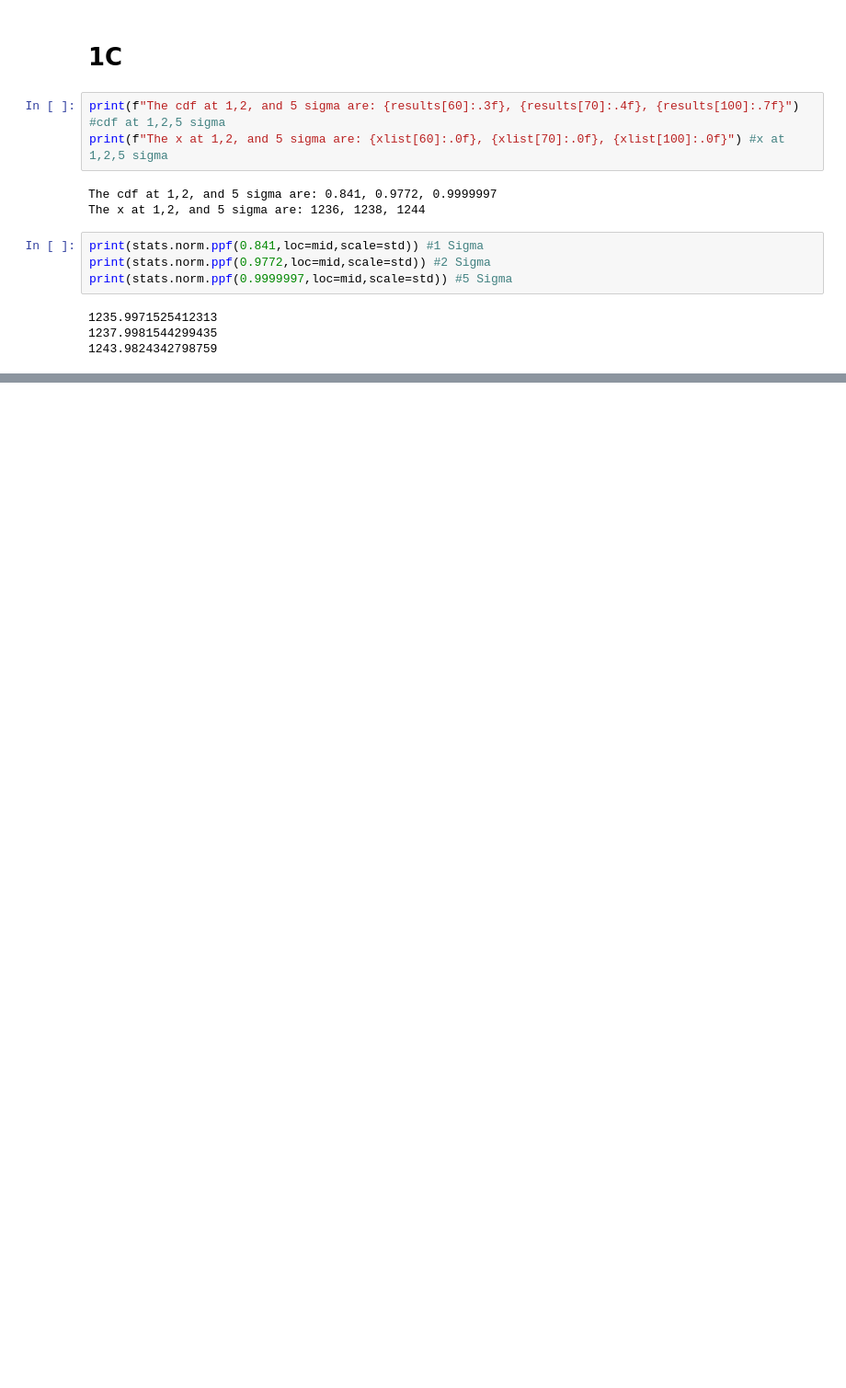
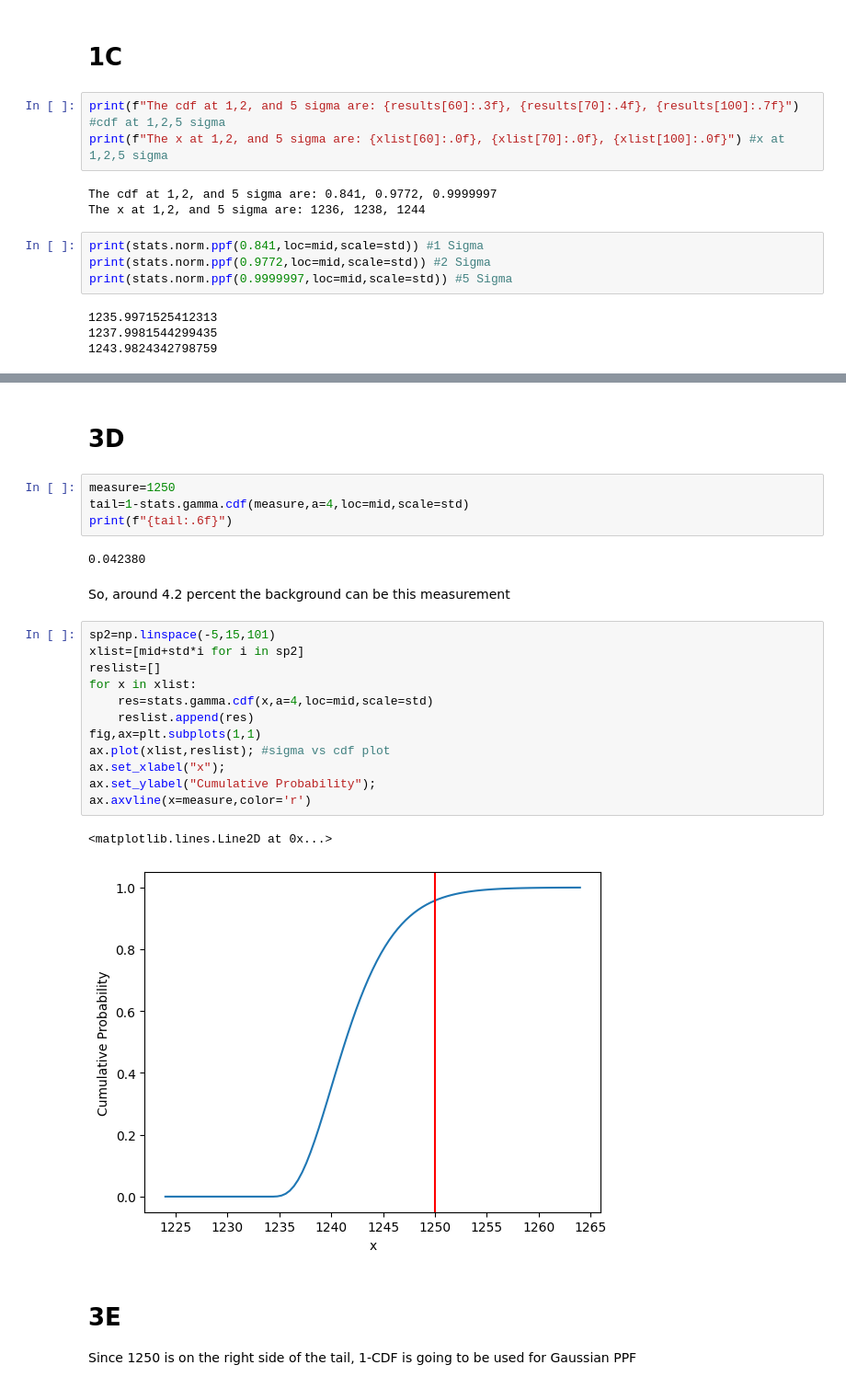
Before and after one commit to Tata-Lim/PHYS-434-Lab, a Jupyter notebook: LAB1.ipynb, the cells around one changed output, grey strips where cells are left out. Shown at 92% size. Drawn from its saved outputs; the diff is of its cells as text; blank space fills up the shorter version.

```diff
--- a/LAB1.ipynb
+++ b/LAB1.ipynb
@@ -44,0 +60,28 @@ The values from ppf is very close to the values from my initial values
+# %% [markdown]
+# 3D
+# %%
+measure=1250
+tail=1-stats.gamma.cdf(measure,a=4,loc=mid,scale=std)
+print(f"{tail:.6f}")
+# %% [output]
+0.042380
+# %% [markdown]
+So, around 4.2 percent the background can be this measurement
+# %%
+sp2=np.linspace(-5,15,101)
+xlist=[mid+std*i for i in sp2]
+reslist=[]
+for x in xlist:
+    res=stats.gamma.cdf(x,a=4,loc=mid,scale=std)
+    reslist.append(res)
+fig,ax=plt.subplots(1,1)
+ax.plot(xlist,reslist); #sigma vs cdf plot
+ax.set_xlabel("x");
+ax.set_ylabel("Cumulative Probability");
+ax.axvline(x=measure,color='r')
+# %% [output]
+<matplotlib.lines.Line2D at 0x...>
+[figure, added]
+# %% [markdown]
+# 3E
+Since 1250 is on the right side of the tail, 1-CDF is going to be used for Gaussian PPF
```
Also changed, not shown: parts of 11 cells of this notebook.
